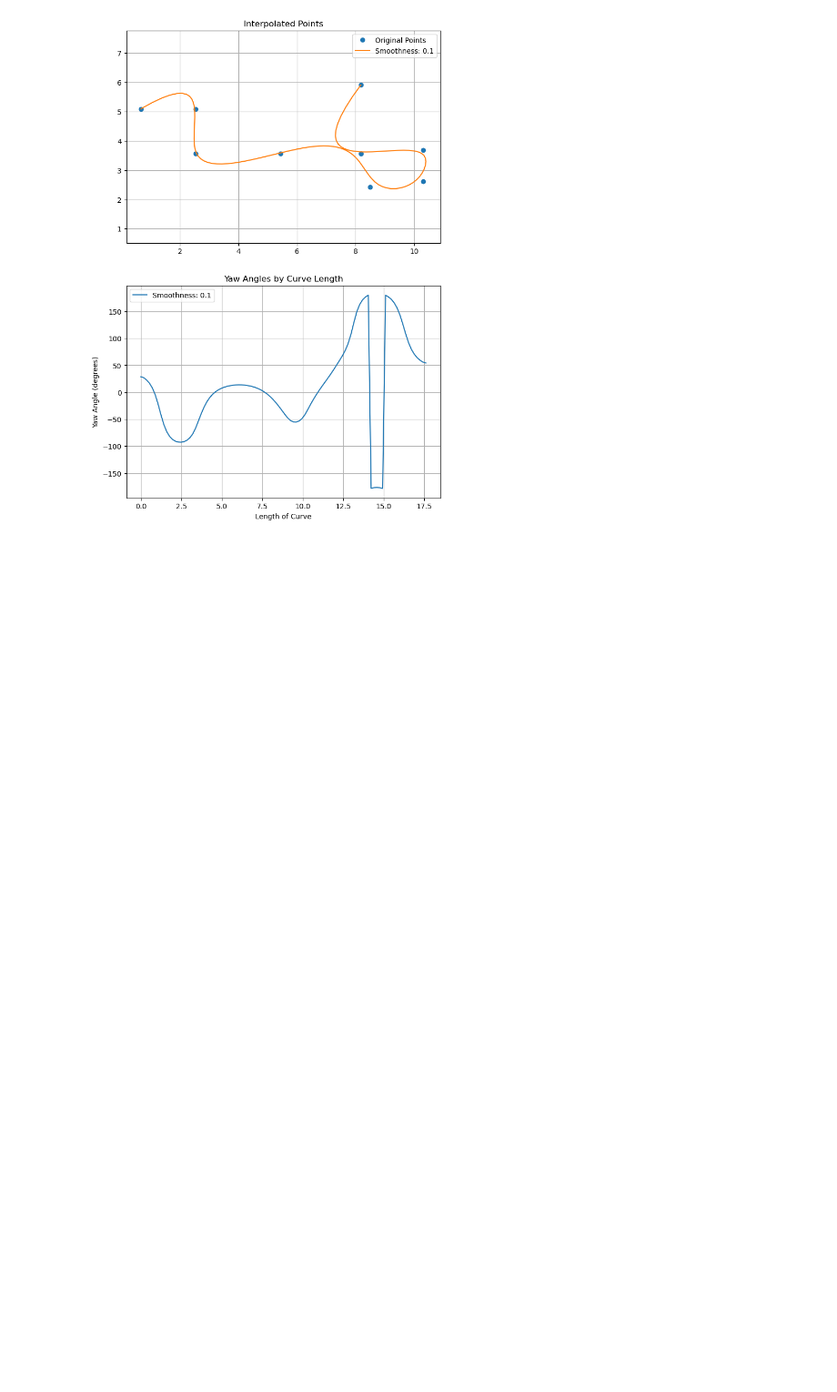
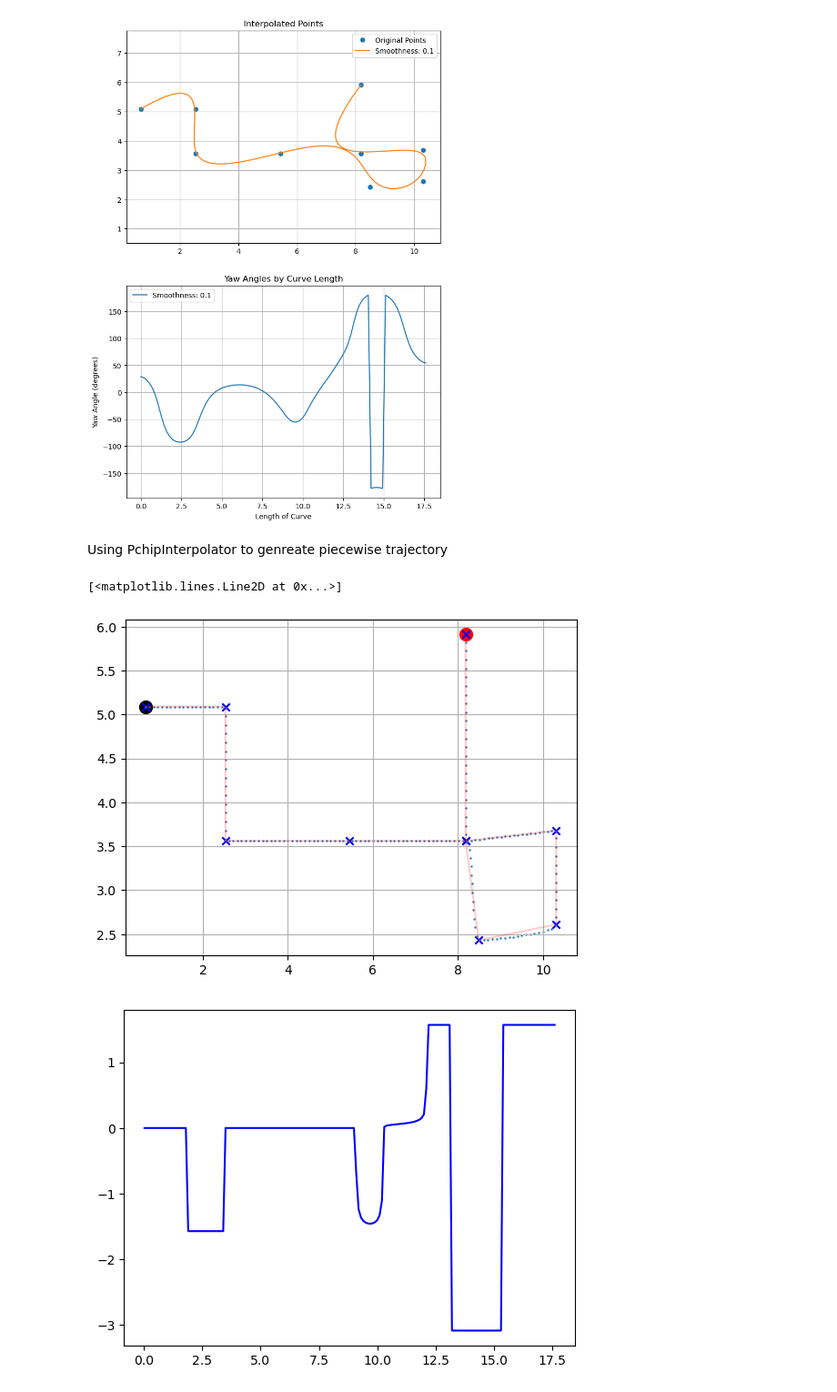
Before and after one commit to SpartanTan/RL-everything, a Jupyter notebook: torh_tutorial/spline.ipynb, the cells around one changed output. Shown at 91% size. Drawn from its saved outputs; the diff is of its cells as text; code cells hidden in the pictures; blank space fills up the shorter version.

```diff
--- a/torh_tutorial/spline.ipynb
+++ b/torh_tutorial/spline.ipynb
@@ -350,3 +350,57 @@ ax2.set_title('Yaw Angles by Curve Length')
 plt.show()
 # %% [output]
 [figure]
+# %% [markdown]
+Using PchipInterpolator to genreate piecewise trajectory
+# %%
+import scipy.interpolate as interp
+import numpy as np
+import matplotlib.pyplot as plt
+
+np.seterr(all='ignore')
+np.set_printoptions(precision=3, suppress=True)
+
+def arc_length(path, t, dt):
+    derivative = path.derivative()(t)
+    return np.sqrt(np.sum(derivative**2, axis=1)) * dt
+
+x = [0.66, 2.53, 2.53, 5.44, 8.18, 8.49, 10.31, 10.31, 8.18, 8.18]
+y = [5.09, 5.09, 3.56, 3.56, 3.56, 2.43, 2.61, 3.68, 3.56, 5.91]
+Nw = len(x)
+waypoints = np.column_stack((x, y))
+path = interp.PchipInterpolator(np.linspace(0, 1, Nw), waypoints, axis=0)
+# Calculate even trajectory points
+t = np.linspace(0, 1, 1000)
+dt = t[1] - t[0]
+cumulative_arclength = np.cumsum(arc_length(path, t, dt))
+point_distance = 0.1
+total_arclength = cumulative_arclength[-1]
+num_points = int(np.ceil(total_arclength / point_distance))
+even_t = np.zeros(num_points)
+current_arclength = 0
+for i in range(1, num_points):
+    current_arclength += point_distance
+    even_t[i] = np.interp(current_arclength, cumulative_arclength, t)
+even_trajectory = path(even_t)
+
+# calculate yaw angles at each point
+even_arclength = np.interp(even_t, t, cumulative_arclength)
+# Calculate yaw angles at each point
+path_derivative = path.derivative()(even_t)
+yaw_angles = np.arctan2(path_derivative[:, 1], path_derivative[:, 0])
+
+# plot waypoints
+plt.scatter(waypoints[0,0], waypoints[0,1], s=100, c='k',  label="Start")
+plt.scatter(waypoints[-1,0], waypoints[-1,1], s=100, c='r', label="End")
+plt.scatter(waypoints[:, 0], waypoints[:, 1], c='b', marker='x',label="Waypoints")
+plt.plot(waypoints[:, 0], waypoints[:, 1], 'r', alpha=0.2)
+# Plot the trajectory
+plt.scatter(even_trajectory[:, 0], even_trajectory[:, 1], s=2, marker='.', label="Trajectory")
+plt.grid()
+
+fig, ax = plt.subplots()
+plt.plot(even_arclength, yaw_angles, 'b-', label="Yaw angle")
+# %% [output]
+[<matplotlib.lines.Line2D at 0x...>]
+[figure, added]
+[figure, added]
```
Also changed, not shown: 1 other file.
